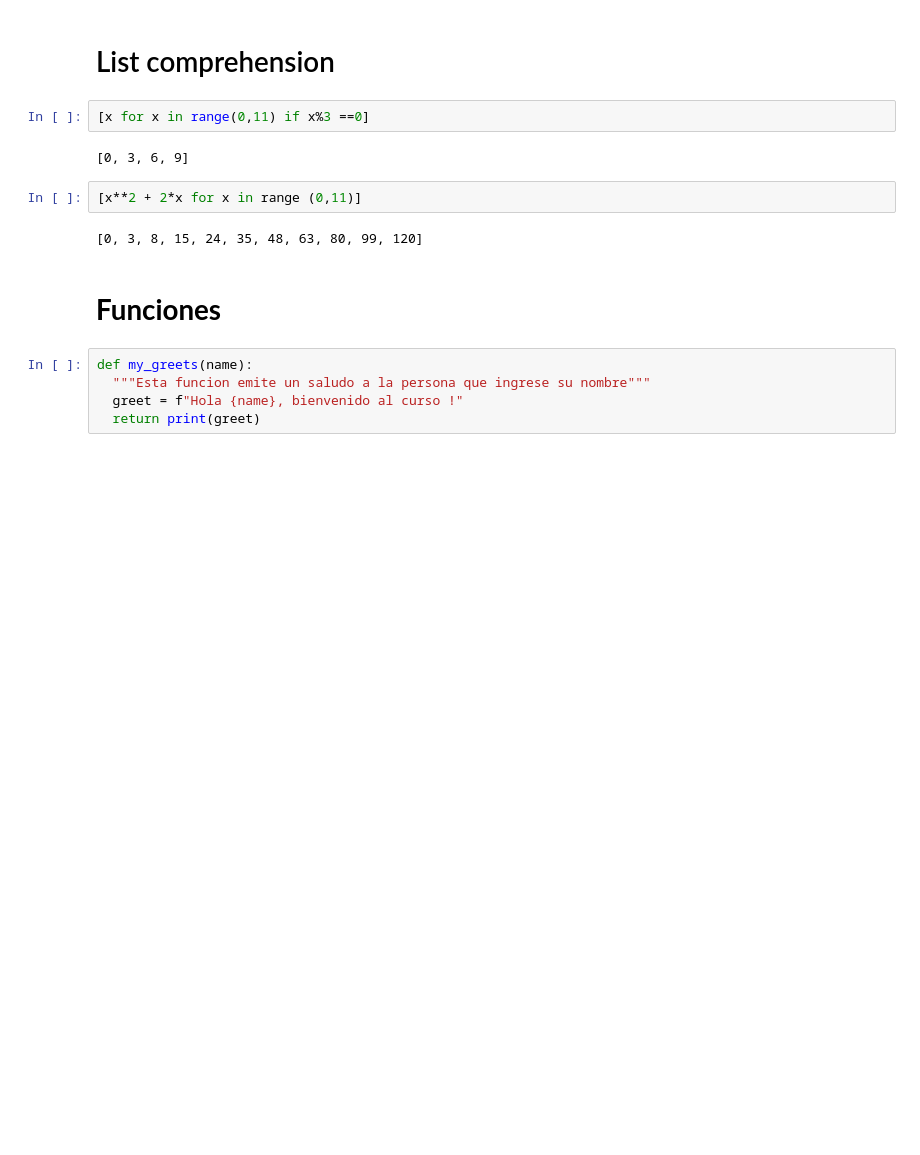
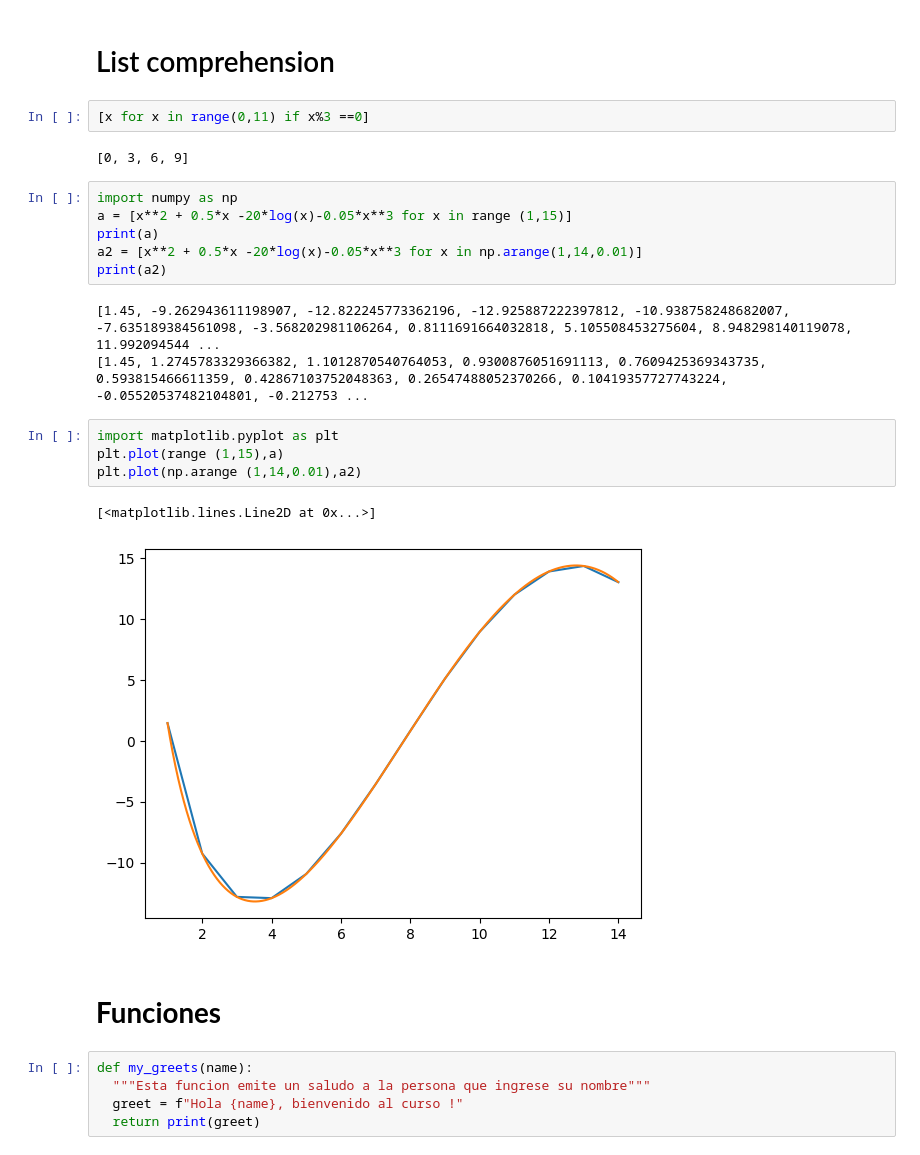
Before and after one commit to user1855/DMC_courses, a Jupyter notebook: MLDL/C3/ClassCode.ipynb, the cells around one changed output. Drawn from its saved outputs; the diff is of its cells as text; blank space fills up the shorter version.

```diff
--- a/MLDL/C3/ClassCode.ipynb
+++ b/MLDL/C3/ClassCode.ipynb
@@ -198,10 +198,22 @@ El número 48 es múltiplo de 3
 [x for x in range(0,11) if x%3 ==0]
 # %% [output]
 [0, 3, 6, 9]
-# %%
-[x**2 + 2*x for x in range (0,11)]
-# %% [output]
-[0, 3, 8, 15, 24, 35, 48, 63, 80, 99, 120]
+# %%
+import numpy as np
+a = [x**2 + 0.5*x -20*log(x)-0.05*x**3 for x in range (1,15)]
+print(a)
+a2 = [x**2 + 0.5*x -20*log(x)-0.05*x**3 for x in np.arange(1,14,0.01)]
+print(a2)
+# %% [output]
+[1.45, -9.262943611198907, -12.822245773362196, -12.925887222397812, -10.938758248682007, -7.635189384561098, -3.568202981106264, 0.8111691664032818, 5.105508453275604, 8.948298140119078, 11.992094544 ...
+[1.45, 1.2745783329366382, 1.1012870540764053, 0.9300876051691113, 0.7609425369343735, 0.593815466611359, 0.42867103752048363, 0.26547488052370266, 0.10419357727743224, -0.05520537482104801, -0.212753 ...
+# %%
+import matplotlib.pyplot as plt
+plt.plot(range (1,15),a)
+plt.plot(np.arange (1,14,0.01),a2)
+# %% [output]
+[<matplotlib.lines.Line2D at 0x...>]
+[figure, added]
 # %% [markdown]
 # **Funciones**
 # %%
```
